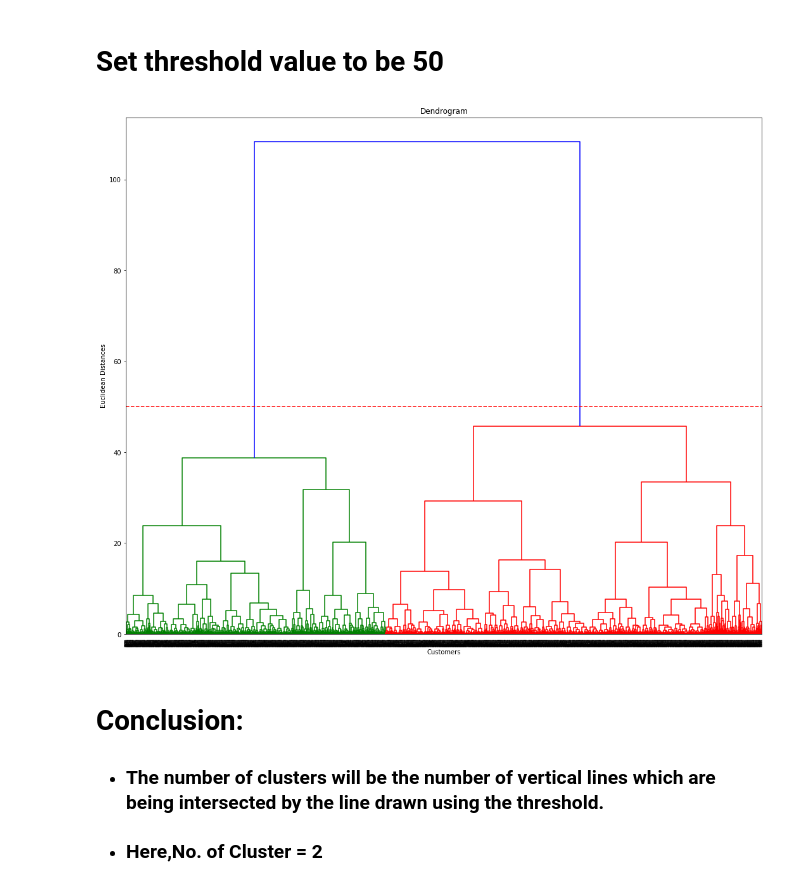
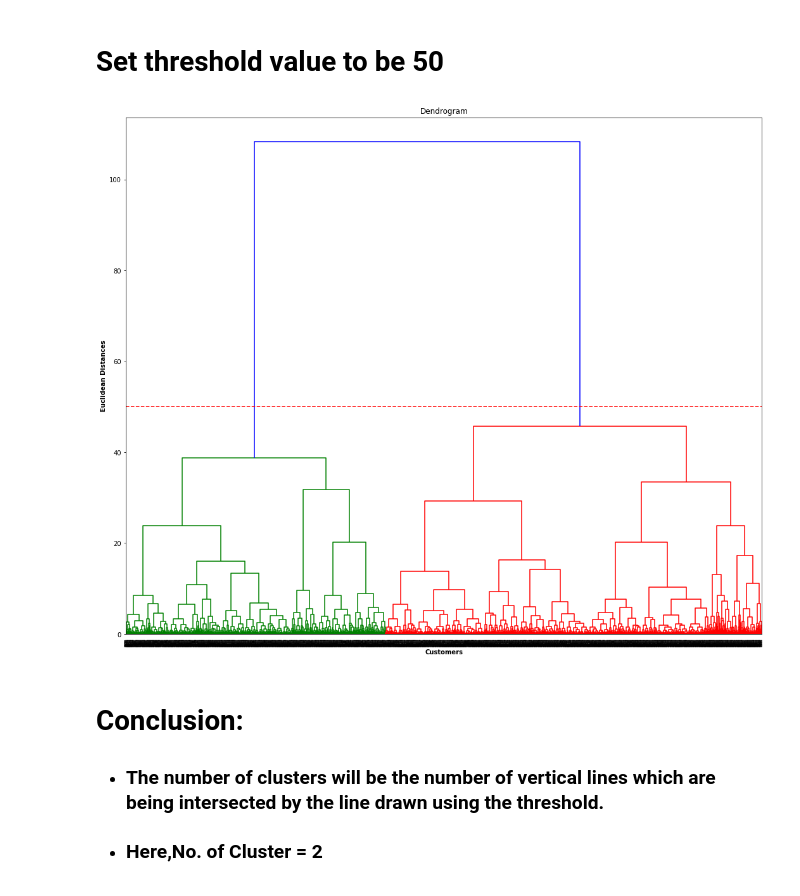
Before and after one commit to meena25091992/Online_Retail_Customer_Segmentation, a Jupyter notebook: Individual_Copy_Online_Retail_Customer_Segmentation.ipynb, the cells around one changed output. Saved outputs shown, nothing was run; the diff lists cells and outputs as text; code cells hidden in the pictures.

```diff
--- a/Individual_Copy_Online_Retail_Customer_Segmentation.ipynb
+++ b/Individual_Copy_Online_Retail_Customer_Segmentation.ipynb
@@ -1074,13 +1074,13 @@ plt.show() # find largest vertical distance we can make without crossing any oth
 # %%
 plt.figure(figsize = (18,15))
 dendrogram = sch.dendrogram(sch.linkage(X, method = 'ward'))
 plt.title('Dendrogram')
-plt.xlabel('Customers')
-plt.ylabel('Euclidean Distances')
+plt.xlabel('Customers',fontweight="bold")
+plt.ylabel('Euclidean Distances',fontweight="bold")
 plt.axhline(y=50, color='r', linestyle='--')
 plt.show() # find largest vertical distance we can make without crossing any other horizontal line
 # %% [output]
-[figure, old version]
+[figure, new version]
 # %% [markdown]
 # Conclusion:
 * ### The number of clusters will be the number of vertical lines which are being intersected by the line drawn using the threshold. </b>
```
Also changed, not shown: parts of 10 cells of this notebook.
